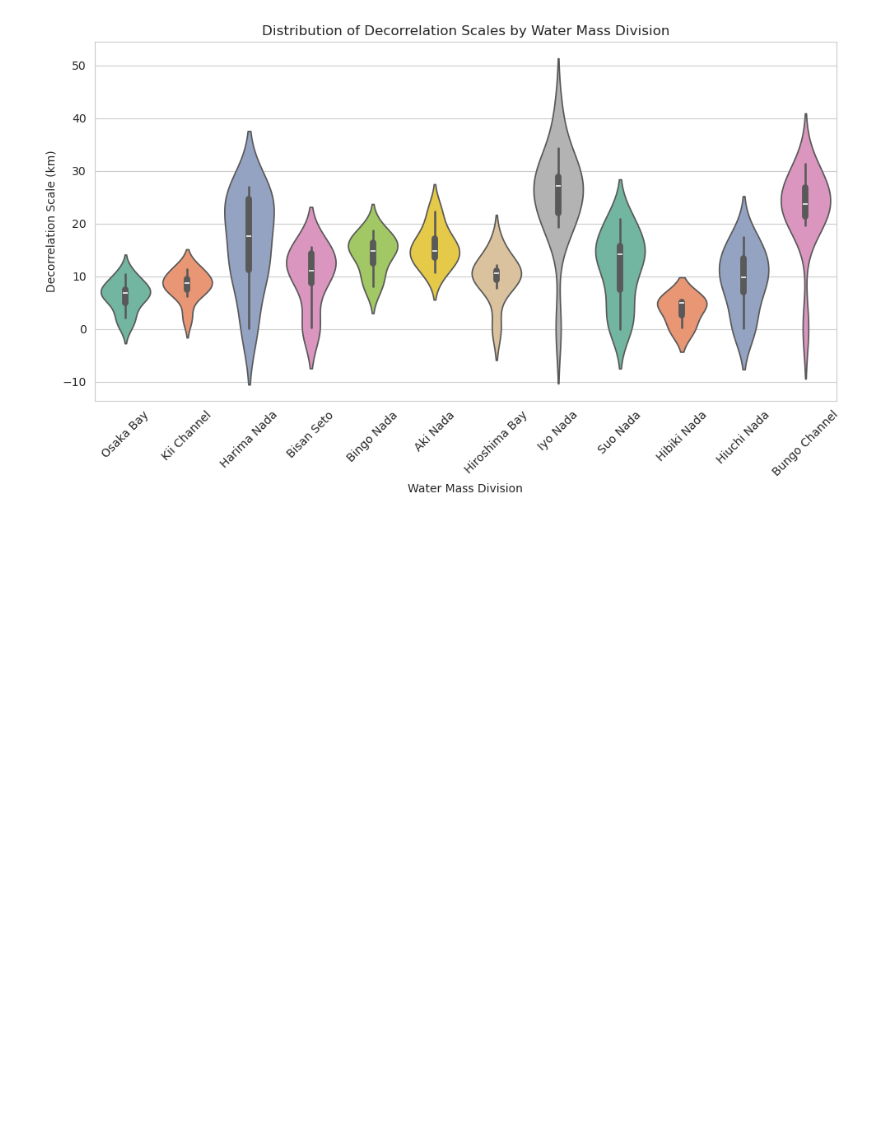
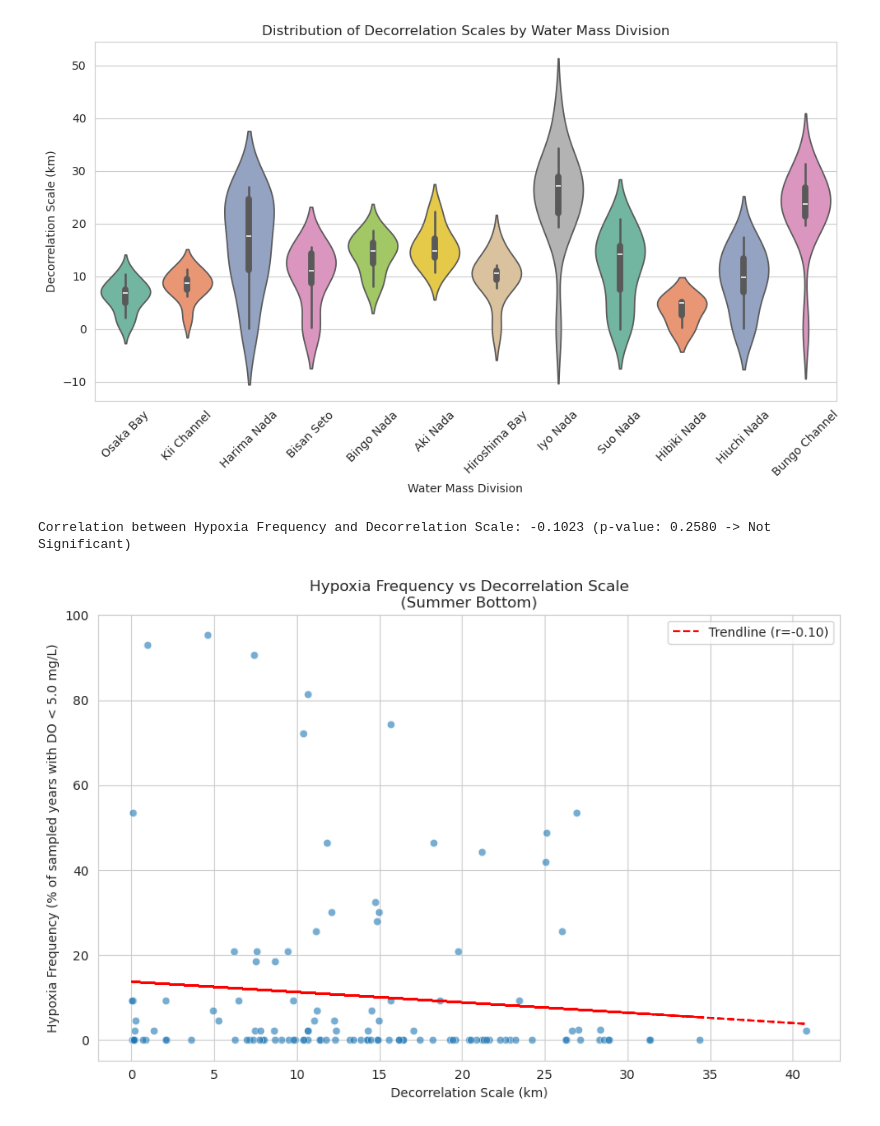
Before and after one commit to reyhanstig/SIS_Analysis_WSL, a Jupyter notebook: notebooks/30_decorrelation_analysis_continue.ipynb, the cells around one changed output. Saved outputs shown, nothing was run; the diff lists cells and outputs as text; code cells hidden in the pictures; blank space fills up the shorter version.

Commit message:
Analysis progress

```diff
--- a/notebooks/30_decorrelation_analysis_continue.ipynb
+++ b/notebooks/30_decorrelation_analysis_continue.ipynb
@@ -111,3 +111,63 @@ plt.tight_layout()
 plt.show()
 # %% [output]
 [figure]
+# %%
+# Calculate Hypoxia Frequency vs Decorrelation Scale
+
+import numpy as np
+import matplotlib.pyplot as plt
+import seaborn as sns
+import pandas as pd
+from scipy.stats import pearsonr
+
+# 1. Filter the merged dataset for Summer Bottom layer (consistent with pipeline Stage 1.5)
+summer_bottom_df = merged_gdf[
+    (merged_gdf['season'] == 'Summer') &
+    (merged_gdf['saisuipoin'] == 2)
+].copy()
+summer_bottom_df['do_'] = pd.to_numeric(summer_bottom_df['do_'], errors='coerce')
+
+# 2. Extract hypoxia frequency based on Stage 1.1 (04_Hypoxia_Mapping.ipynb)
+hypoxia_threshold = 5.0  # Defined as 2.0 mg/L in Stage 1.1
+
+# Count total strictly unique sampled years per station
+station_total_years = summer_bottom_df.groupby('zettaicode')['year'].nunique().reset_index(name='total_sampled_years')
+
+# Count years with at least one hypoxia event per station
+hypoxia_events = summer_bottom_df[summer_bottom_df['do_'] < hypoxia_threshold]
+station_hypoxia_years = hypoxia_events.groupby('zettaicode')['year'].nunique().reset_index(name='hypoxia_years')
+
+# Compute hypoxia frequency percentage
+hypoxia_stats = pd.merge(station_total_years, station_hypoxia_years, on='zettaicode', how='left')
+hypoxia_stats['hypoxia_years'] = hypoxia_stats['hypoxia_years'].fillna(0)
+hypoxia_stats['hypoxia_frequency'] = (hypoxia_stats['hypoxia_years'] / hypoxia_stats['total_sampled_years']) * 100
+hypoxia_stats['zettaicode'] = hypoxia_stats['zettaicode'].astype(str).str.zfill(8)
+
+# 3. Merge with the previously loaded decorrelation analysis dataframe (analysis_df)
+hypoxia_analysis_df = analysis_df.merge(hypoxia_stats, left_on='Station_ID', right_on='zettaicode', how='inner')
+plot_df = hypoxia_analysis_df.dropna(subset=['hypoxia_frequency', 'Decorrelation_Scale_km'])
+
+# Calculate Pearson correlation and p-value for significance
+correlation_hypoxia, p_value = pearsonr(plot_df['Decorrelation_Scale_km'], plot_df['hypoxia_frequency'])
+significance = "Significant" if p_value < 0.05 else "Not Significant"
+
+print(f"Correlation between Hypoxia Frequency and Decorrelation Scale: {correlation_hypoxia:.4f} (p-value: {p_value:.4f} -> {significance})")
+
+# 4. Generate Plot
+plt.figure(figsize=(9, 6))
+sns.scatterplot(data=plot_df, x='Decorrelation_Scale_km', y='hypoxia_frequency', alpha=0.6)
+
+# Add trendline
+if len(plot_df) > 1:
+    m, b = np.polyfit(plot_df['Decorrelation_Scale_km'], plot_df['hypoxia_frequency'], 1)
+    plt.plot(plot_df['Decorrelation_Scale_km'], m * plot_df['Decorrelation_Scale_km'] + b, color='red', linestyle='--', label=f'Trendline (r={correlation_hypoxia:.2f})')
+
+plt.title('Hypoxia Frequency vs Decorrelation Scale\n(Summer Bottom)')
+plt.xlabel('Decorrelation Scale (km)')
+plt.ylabel('Hypoxia Frequency (% of sampled years with DO < 5.0 mg/L)')
+plt.legend()
+plt.tight_layout()
+plt.show()
+# %% [output]
+Correlation between Hypoxia Frequency and Decorrelation Scale: -0.1023 (p-value: 0.2580 -> Not Significant)
+[figure, added]
```
Also changed, not shown: 1 other file.
